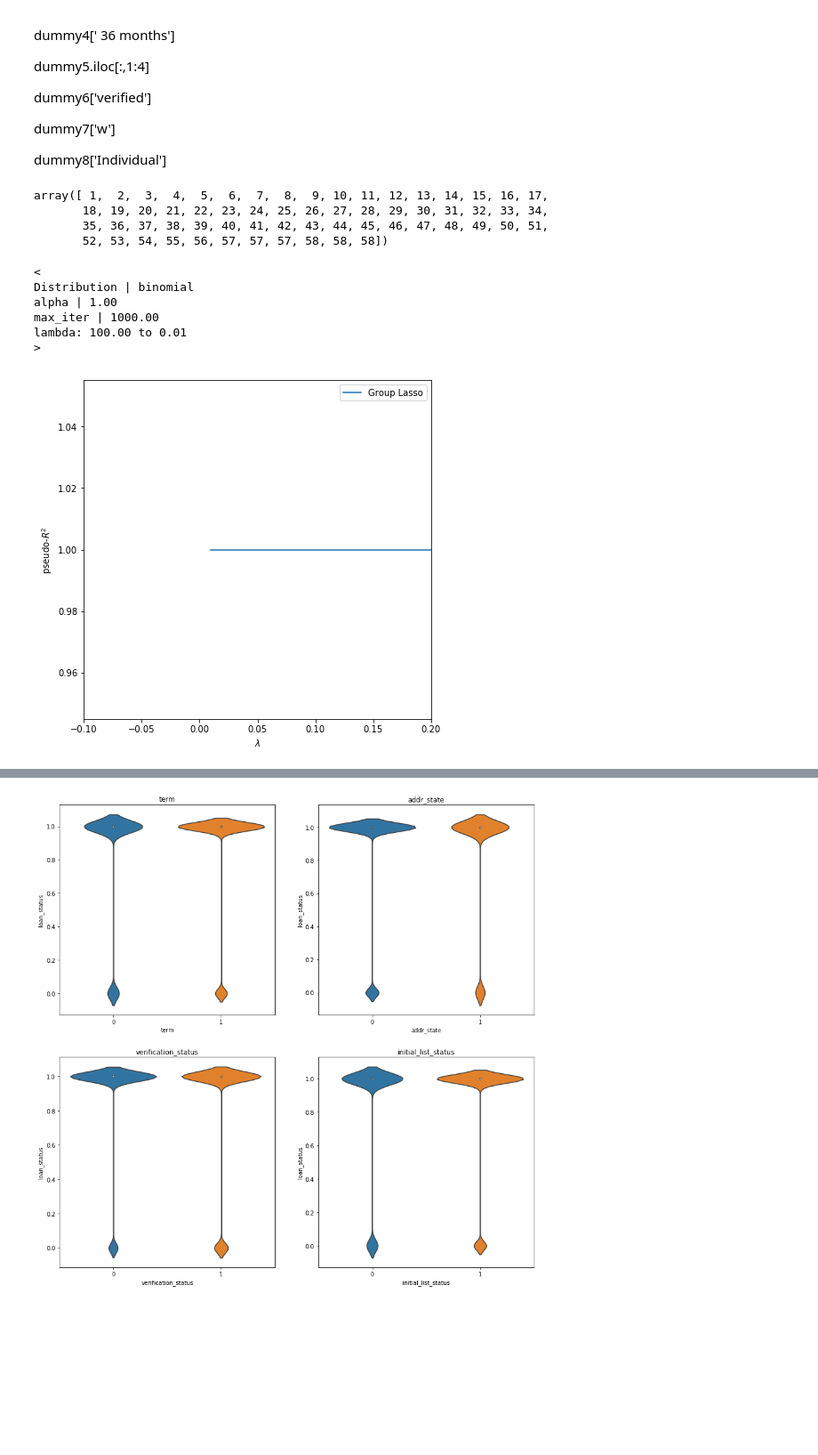
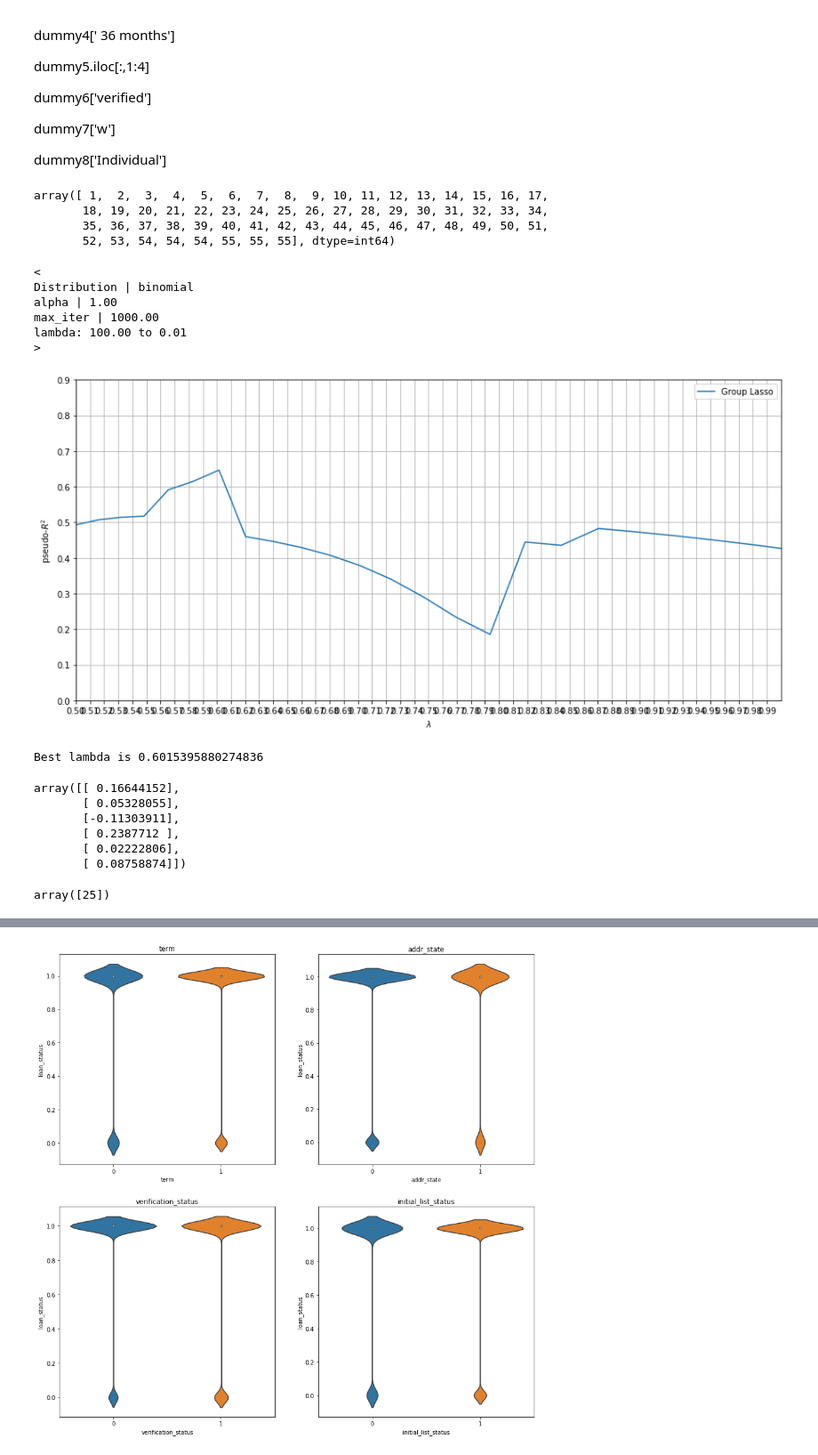
Before and after one commit to yuydu/STA-208-project, a Jupyter notebook: dummy variables.ipynb, the cells around one changed output, grey strips where cells are left out. Shown: that part at 89% size. Saved outputs shown, nothing was run; the diff lists cells and outputs as text; code cells hidden in the pictures; blank space fills up the shorter version.

```diff
--- a/dummy variables.ipynb
+++ b/dummy variables.ipynb
@@ -157,7 +157,8 @@ application_type$=
 # %%
 data = df.copy()
 
-col_drop = ['grade','sub_grade','issue_d','earliest_cr_line','grade','zip_code','last_credit_pull_d']
+col_drop = ['grade','sub_grade','issue_d','earliest_cr_line','grade','zip_code',
+            'last_credit_pull_d', 'total_pymnt_inv','funded_amnt','funded_amnt_inv']
 data = data.drop(col_drop, axis = 1)
 data = data.reset_index(drop=True)
 # %%
@@ -250,6 +251,9 @@ dummy5 = pd.get_dummies(data['home_ownership'])
 dummy6 = pd.get_dummies(verification_status)
 dummy7 = pd.get_dummies(data['initial_list_status'])
 dummy8 = pd.get_dummies(data['application_type'])
+# %%
+data_category = ['loan_status','verification_status','addr_state', 'term', 'initial_list_status',
+                 'application_type','finantial','medical','property','MORTGAGE','OWN','RENT']
 # %%
 #Insert dummy variables into dataset
 data['loan_status'] = dummy1['good']
@@ -304,6 +307,9 @@ from pyglmnet import GLM
 from pyglmnet.datasets import fetch_group_lasso_datasets
 # %%
 data_lasso = data.copy()
+# %%
+from  sklearn.preprocessing  import scale
+data_lasso[data.columns[~data_lasso.columns.isin(data_category)]]=scale(data_lasso[data.columns[~data_lasso.columns.isin(data_category)]])
 # %%
 X = data_lasso[data_lasso.columns.difference(['loan_status'])].values
 y = data_lasso.loc[:, 'loan_status'].values
@@ -317,7 +323,7 @@ group_idxs
 array([ 1,  2,  3,  4,  5,  6,  7,  8,  9, 10, 11, 12, 13, 14, 15, 16, 17,
        18, 19, 20, 21, 22, 23, 24, 25, 26, 27, 28, 29, 30, 31, 32, 33, 34,
        35, 36, 37, 38, 39, 40, 41, 42, 43, 44, 45, 46, 47, 48, 49, 50, 51,
-       52, 53, 54, 55, 56, 57, 57, 57, 58, 58, 58])
+       52, 53, 54, 54, 54, 55, 55, 55], dtype=int64)
 # %%
 X=X.astype(float)
 # %%
@@ -326,8 +332,9 @@ gl_glm = GLM(distr="binomial",
              tol=1e-2,
              group=group_idxs,
              score_metric="pseudo_R2",
-             alpha=1.0,
-             reg_lambda=np.logspace(np.log(100), np.log(0.01), 5, base=np.exp(1)))
+             #solver = 'cdfast',
+             alpha=1,
+             reg_lambda=np.logspace(np.log(100), np.log(.01), 300, base=np.exp(1)))
 # %%
 gl_glm.fit(X, y)
 # %% [output]
@@ -338,19 +345,40 @@ max_iter | 1000.00
 lambda: 100.00 to 0.01
 >
 # %%
-plt.figure(figsize=(7,7))
+plt.figure(figsize=(15,7))
 plt.plot(gl_glm.reg_lambda, gl_glm.score(X, y), label = 'Group Lasso')
 plt.xlabel('$\lambda$')
 plt.ylabel('pseudo-$R^2$')
 #plt.ylim([-0.1, 0.7])
-plt.xlim([-0.1,.2])
+plt.xlim([.5,1])
 
-#plt.tick_params(axis='y', right='off')
-#plt.tick_params(axis='x', top='off')
-#ax = plt.gca()
-#ax.spines['top'].set_visible(False)
-#ax.spines['right'].set_visible(False)
+plt.tick_params(axis='y', right='off')
+plt.tick_params(axis='x', top='off')
+ax = plt.gca()
+
+ax.set_xticks(np.arange(0.5, 1,.01))
+#ax.set_xticks(np.arange(0, 1, .05))
+ax.set_yticks(np.arange(0, 1., 0.1))
+plt.grid()
+
 plt.legend()
 plt.show()
 # %% [output]
-[figure, old version]
+[figure, new version]
+# %%
+# upon above graph, we are able to get the best lambda and best beta which are the following:
+print('Best lambda is',np.logspace(np.log(100), np.log(.01), 300, base=np.exp(1))[166])
+best_beta_1 = gl_glm.fit_[166]['beta']
+best_beta_1[-6:]
+# %% [output]
+Best lambda is 0.6015395880274836
+array([[ 0.16644152],
+       [ 0.05328055],
+       [-0.11303911],
+       [ 0.2387712 ],
+       [ 0.02222806],
+       [ 0.08758874]])
+# %%
+sum(abs(best_beta_1)>.05)
+# %% [output]
+array([25])
```
Also changed, not shown: parts of 4 cells of this notebook.
